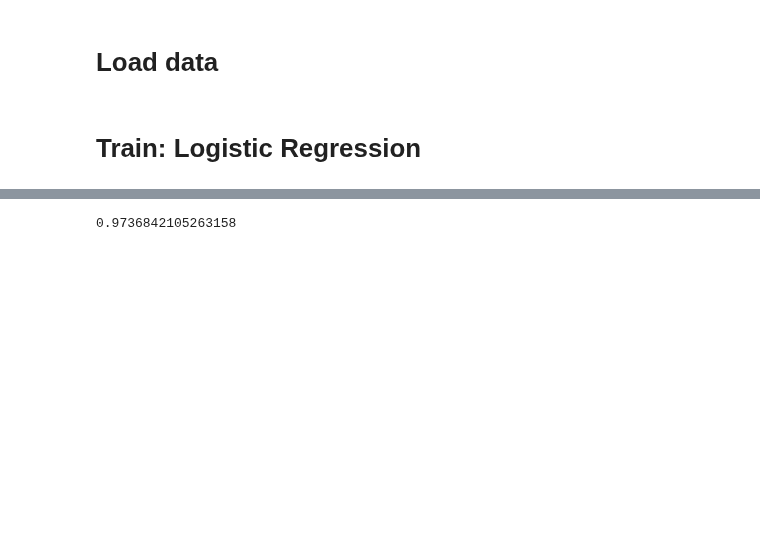
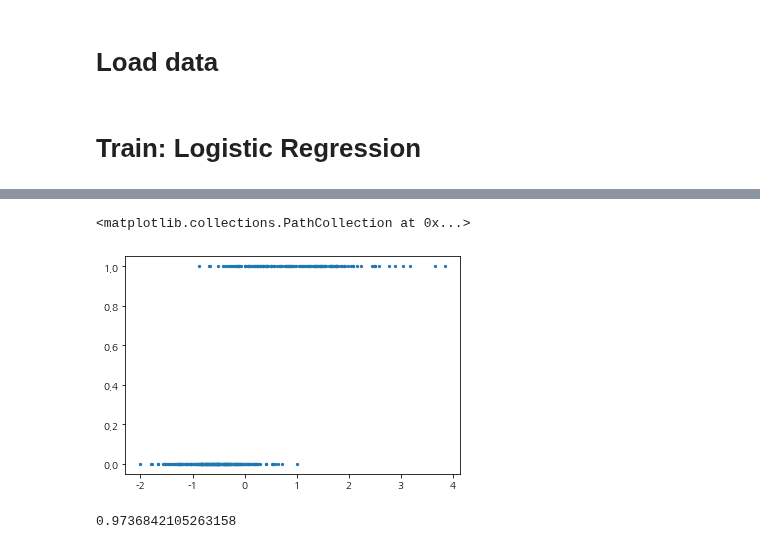
Before and after one commit to ywkim92/Paper-implementation, a Jupyter notebook: Logistic_regression.ipynb, the cells around one changed output, grey strips where cells are left out. Cells and saved outputs as stored; diff of their text form; code cells hidden in the pictures; blank space fills up the shorter version.

```diff
--- a/Logistic_regression.ipynb
+++ b/Logistic_regression.ipynb
@@ -29,3 +178,8 @@ X_test = scaler.transform(X_test)
+# %%
+plt.scatter(X_train[:,:1], y_train, s=5)
+# %% [output]
+<matplotlib.collections.PathCollection at 0x...>
+[figure, added]
 # %%
 model = LogisticRegression()
 model.fit(X_train, y_train)
```
Also changed, not shown: parts of 25 cells of this notebook.
